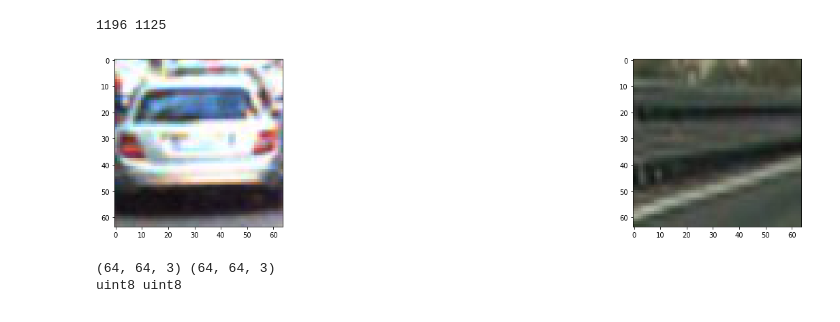
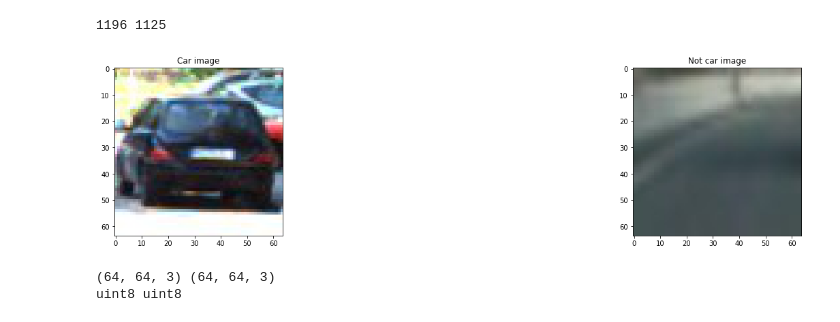
Before and after one commit to Akitsuyoshi/CarND-Vehicle-Detection, a Jupyter notebook: detector.ipynb, the cells around one changed output. Cells and saved outputs as stored; diff of their text form; code cells hidden in the pictures.

```diff
--- a/detector.ipynb
+++ b/detector.ipynb
@@ -39,13 +45,13 @@ print(len(cars), len(not_cars))
 # %%
 car_id = np.random.randint(0, len(cars))
 not_car_id = np.random.randint(0, len(not_cars))
 
 car_img = mpimg.imread(cars[car_id])
 not_car_img = mpimg.imread(not_cars[not_car_id])
 
-plot_images([car_img, not_car_img])
+plot_images([car_img, not_car_img], ['Car image', 'Not car image'])
 # %% [output]
-[figure, old version]
+[figure, new version]
 # %%
 print(car_img.shape, not_car_img.shape)
 print(car_img.dtype, not_car_img.dtype)
```
Also changed, not shown: parts of 11 cells of this notebook, 1 other file.
